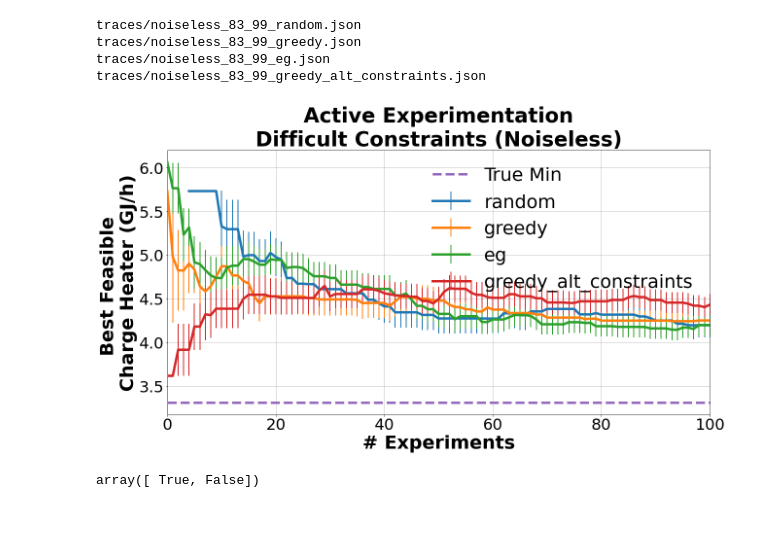
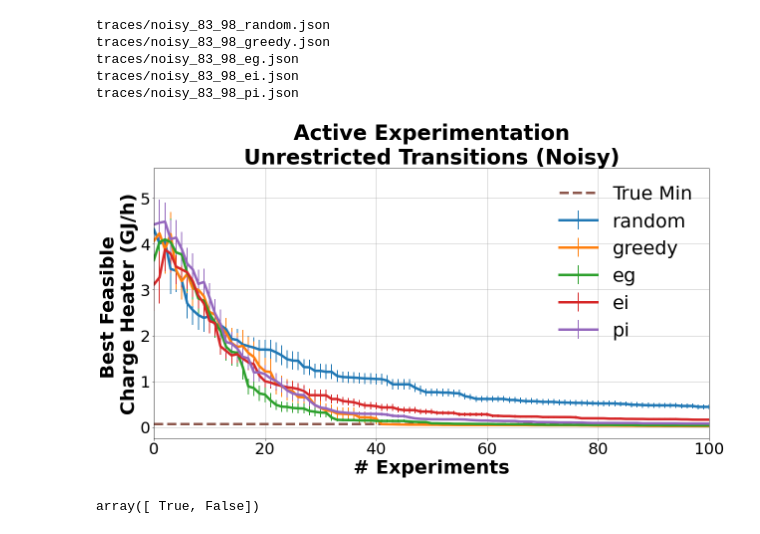
Before and after one commit to KISRDevelopment/iso-exploration, a Jupyter notebook: plot_traces.ipynb, the cells around one changed output. Cells and saved outputs as stored; diff of their text form; code cells hidden in the pictures.

```diff
--- a/plot_traces.ipynb
+++ b/plot_traces.ipynb
@@ -18,13 +18,13 @@ output_path = 'tmp/fig10.tiff'
 title = "Active Experimentation\nUnrestricted Transitions (Noisy)"
 
 
-exp = 'noisy_83_98_constrained'
-output_path = 'tmp/fig11.tiff'
-title = "Active Experimentation\nRestricted Transitions (Noisy)"
+# exp = 'noisy_83_98_constrained'
+# output_path = 'tmp/fig11.tiff'
+# title = "Active Experimentation\nRestricted Transitions (Noisy)"
 
-exp = 'noiseless_83_99'
-output_path = 'tmp/fig13.tiff'
-title = "Active Experimentation\nDifficult Constraints (Noiseless)"
+# exp = 'noiseless_83_99'
+# output_path = 'tmp/fig13.tiff'
+# title = "Active Experimentation\nDifficult Constraints (Noiseless)"
 
 
 with open("exp_cfgs/%s.json" % exp, 'r') as f:
@@ -32,7 +32,7 @@ with open("exp_cfgs/%s.json" % exp, 'r') as f:
 
 min_ron = exp_cfg['min_ron']
 min_yield = exp_cfg['min_yield']
-models = ['random', 'greedy', 'eg', 'greedy_alt_constraints']
+models = ['random', 'greedy', 'eg', 'ei', 'pi']
 #models = ['random']
 paths = [(m, "traces/%s_%s.json" % (exp, m)) for m in models]
 valid_comb_ix =(df['process_ron'] >= min_ron) & (df['process_yield'] >= min_yield)
@@ -45,38 +45,39 @@ for name,p in paths:
 
     trace_chs = []
     for r in results['obs_traces']:
         r = np.array(r)
         fix = (r[:,1] >= min_ron) & (r[:,2] >= min_yield)
         r[~fix,0] = np.inf
         trace_chs.append(np.minimum.accumulate(r[:,0]))
 
     trace_chs = np.array(trace_chs) / (1000*1000)
     trace_chs[np.isinf(trace_chs)] = np.nan
     reps = np.sum(~np.isnan(trace_chs), axis=0)
 
     mean_trace = np.nanmean(trace_chs, axis=0)
     stderr_trace = np.nanstd(trace_chs, axis=0, ddof=1) / np.sqrt(reps)
 
     ax.errorbar(np.arange(mean_trace.shape[0]), mean_trace, yerr=stderr_trace, linewidth=5, label=name, marker='o', markersize=2, elinewidth=2)
     #ax.plot(, )
 
 ax.plot(np.arange(mean_trace.shape[0]), np.ones(mean_trace.shape[0]) *
         np.min(df[valid_comb_ix]['r1_charge_heater'] / (1000*1000)), linewidth=5, linestyle='--', label='True Min')
 ax.tick_params(axis='x', labelsize=32)
 ax.tick_params(axis='y', labelsize=32)
 ax.set_xlabel('# Experiments', fontsize=38, fontweight='bold')
 ax.set_ylabel('Best Feasible \nCharge Heater (GJ/h)', fontsize=38, fontweight='bold')
 ax.grid(True)
 ax.set_title(title, fontsize=42, fontweight='bold')
 ax.legend(fontsize=38, frameon=False)
 ax.set_xlim([0,100])
 plt.savefig(output_path, bbox_inches='tight', transparent=True, pad_inches=0.05, dpi=300, pil_kwargs={"compression": "tiff_lzw"})
 # %% [output]
-traces/noiseless_83_99_random.json
-traces/noiseless_83_99_greedy.json
-traces/noiseless_83_99_eg.json
-traces/noiseless_83_99_greedy_alt_constraints.json
+traces/noisy_83_98_random.json
+traces/noisy_83_98_greedy.json
+traces/noisy_83_98_eg.json
+traces/noisy_83_98_ei.json
+traces/noisy_83_98_pi.json
-[figure, old version]
+[figure, new version]
 # %%
 np.all(np.array([[1,11],[3,4]]) > [0, 10], axis=1)
 # %% [output]
```
Also changed, not shown: 8 other files.
